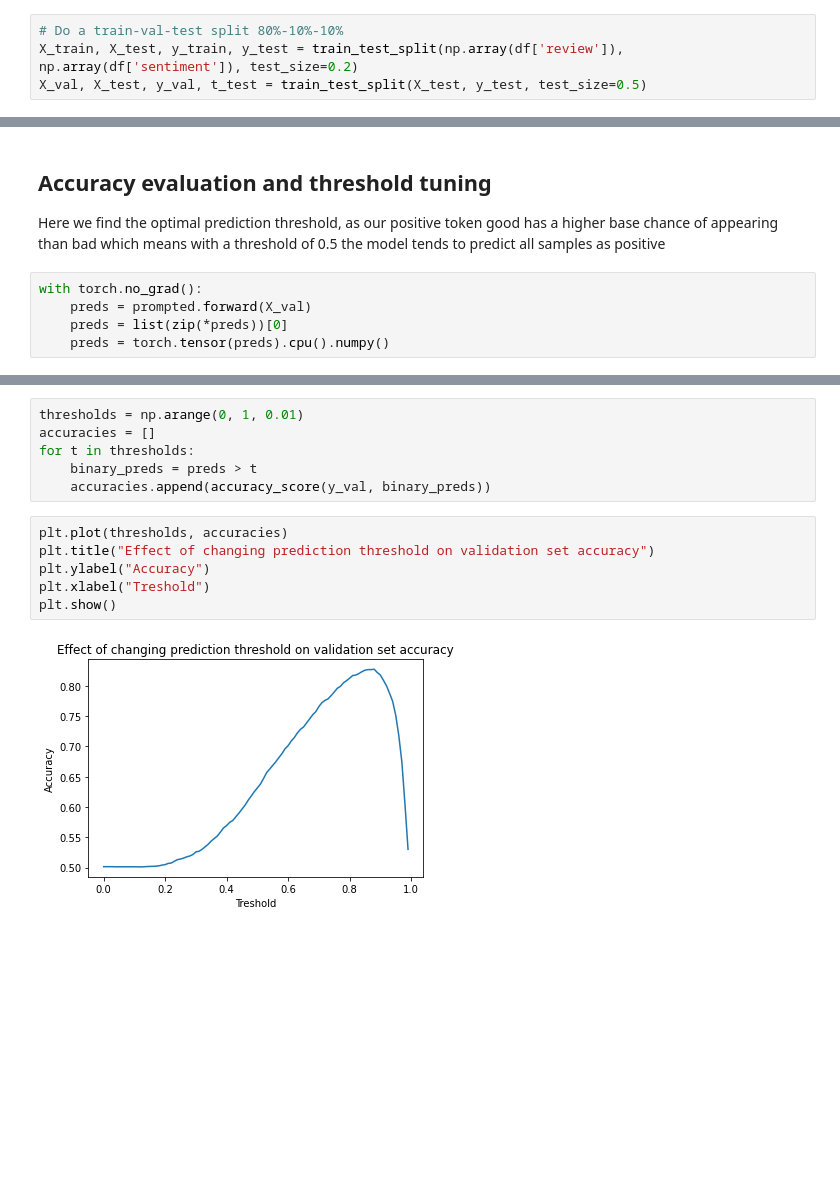
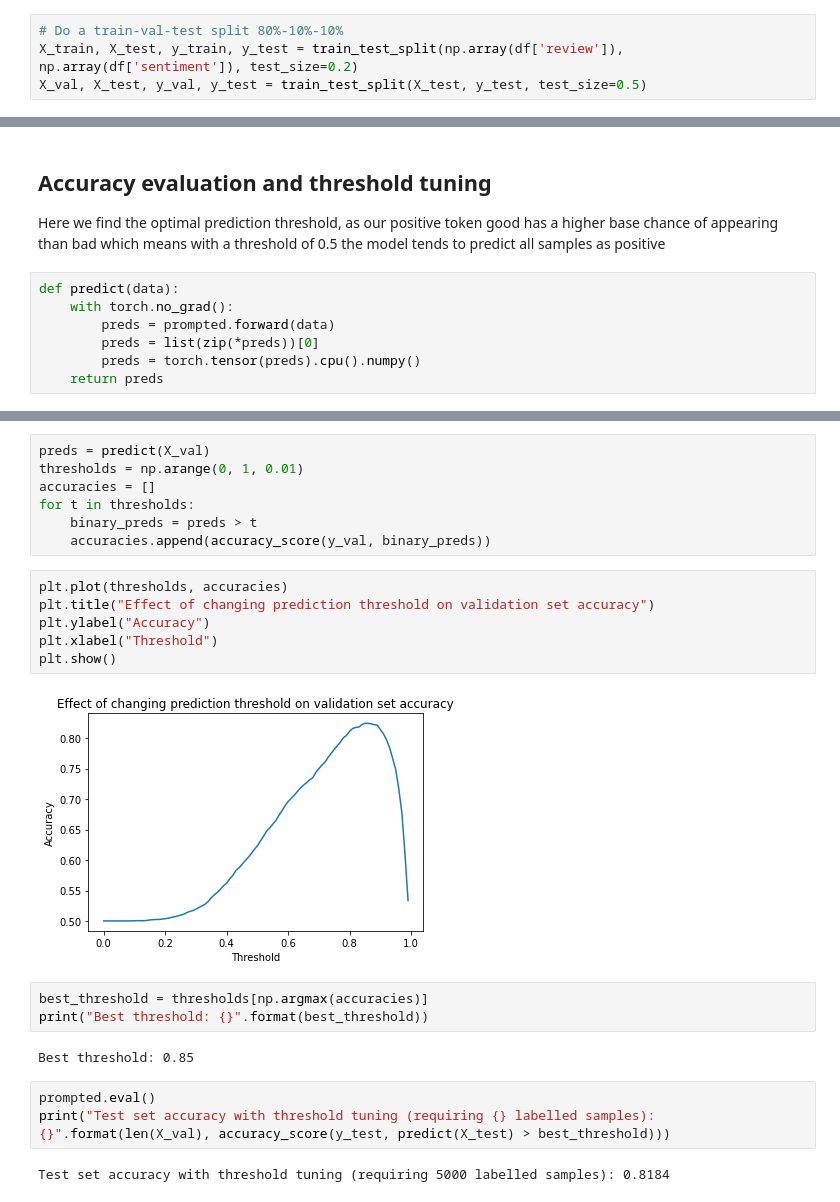
Before and after one commit to Wattsy2020/closure_learning, a Jupyter notebook: Prototype_Transformers.ipynb, the cells around one changed output, grey strips where cells are left out. Drawn from its saved outputs; the diff is of its cells as text; blank space fills up the shorter version.

```diff
--- a/Prototype_Transformers.ipynb
+++ b/Prototype_Transformers.ipynb
@@ -50,7 +50,7 @@ average word count: 231.15694
 # %%
 # Do a train-val-test split 80%-10%-10%
 X_train, X_test, y_train, y_test = train_test_split(np.array(df['review']), np.array(df['sentiment']), test_size=0.2)
-X_val, X_test, y_val, t_test = train_test_split(X_test, y_test, test_size=0.5)
+X_val, X_test, y_val, y_test = train_test_split(X_test, y_test, test_size=0.5)
 # %% [markdown]
 # GPT2 Fine Tuning
 # %%
@@ -206,7 +206,9 @@ torch.cuda.empty_cache()
 ## Accuracy evaluation and threshold tuning
 Here we find the optimal prediction threshold, as our positive token good has a higher base chance of appearing than bad which means with a threshold of 0.5 the model tends to predict all samples as positive
 # %%
-with torch.no_grad():
-    preds = prompted.forward(X_val)
-    preds = list(zip(*preds))[0]
-    preds = torch.tensor(preds).cpu().numpy()
+def predict(data):
+    with torch.no_grad():
+        preds = prompted.forward(data)
+        preds = list(zip(*preds))[0]
+        preds = torch.tensor(preds).cpu().numpy()
+    return preds
@@ -213,4 +221,5 @@ with torch.no_grad():
 # %%
+preds = predict(X_val)
 thresholds = np.arange(0, 1, 0.01)
 accuracies = []
 for t in thresholds:
@@ -219,10 +228,20 @@ for t in thresholds:
 # %%
 plt.plot(thresholds, accuracies)
 plt.title("Effect of changing prediction threshold on validation set accuracy")
 plt.ylabel("Accuracy")
-plt.xlabel("Treshold")
+plt.xlabel("Threshold")
 plt.show()
 # %% [output]
-[figure, old version]
+[figure, new version]
+# %%
+best_threshold = thresholds[np.argmax(accuracies)]
+print("Best threshold: {}".format(best_threshold))
+# %% [output]
+Best threshold: 0.85
+# %%
+prompted.eval()
+print("Test set accuracy with threshold tuning (requiring {} labelled samples): {}".format(len(X_val), accuracy_score(y_test, predict(X_test) > best_threshold)))
+# %% [output]
+Test set accuracy with threshold tuning (requiring 5000 labelled samples): 0.8184
 # %% [markdown]
 # Few Shot Learning
```
Also changed, not shown: parts of 4 cells of this notebook.
